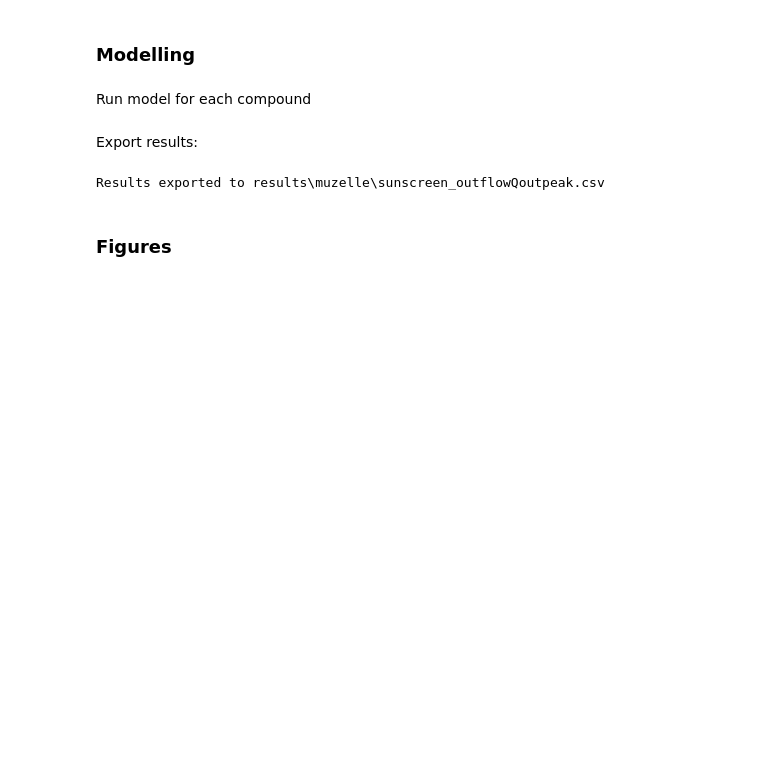
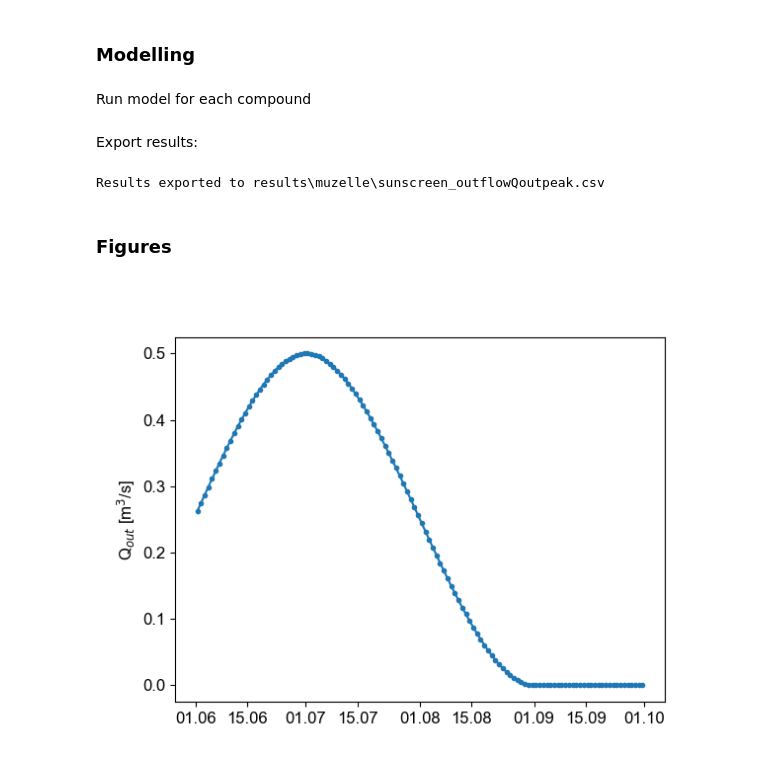
Before and after one commit to tdoda/model-tourism-mountain-lake, a Jupyter notebook: scripts/run_model.ipynb, the cells around one changed output. Drawn from its saved outputs; the diff is of its cells as text; code cells hidden in the pictures; blank space fills up the shorter version.

```diff
--- a/scripts/run_model.ipynb
+++ b/scripts/run_model.ipynb
@@ -105,6 +105,14 @@ for key in modelled_compounds.keys():
 Results exported to results\muzelle\sunscreen_outflowQoutpeak.csv
 # %% [markdown]
 ### Figures
+# %%
+plt.figure()
+plt.plot(tdate,Qout,'.-')
+plt.gca().xaxis.set_major_formatter(mdates.DateFormatter("%d.%m"))
+plt.gca().set_ylabel("Q$_{out}$ [m$^3$/s]")
+plt.savefig(os.path.join(result_folder,"outflow.png"),dpi=400)
+# %% [output]
+[figure, added]
 # %%
 for key in modelled_compounds.keys():
     fig,ax=plt.subplots(3,1,figsize=(8,6),sharex=True,layout="constrained")
```
Also changed, not shown: parts of 2 cells of this notebook, 1 other file.
